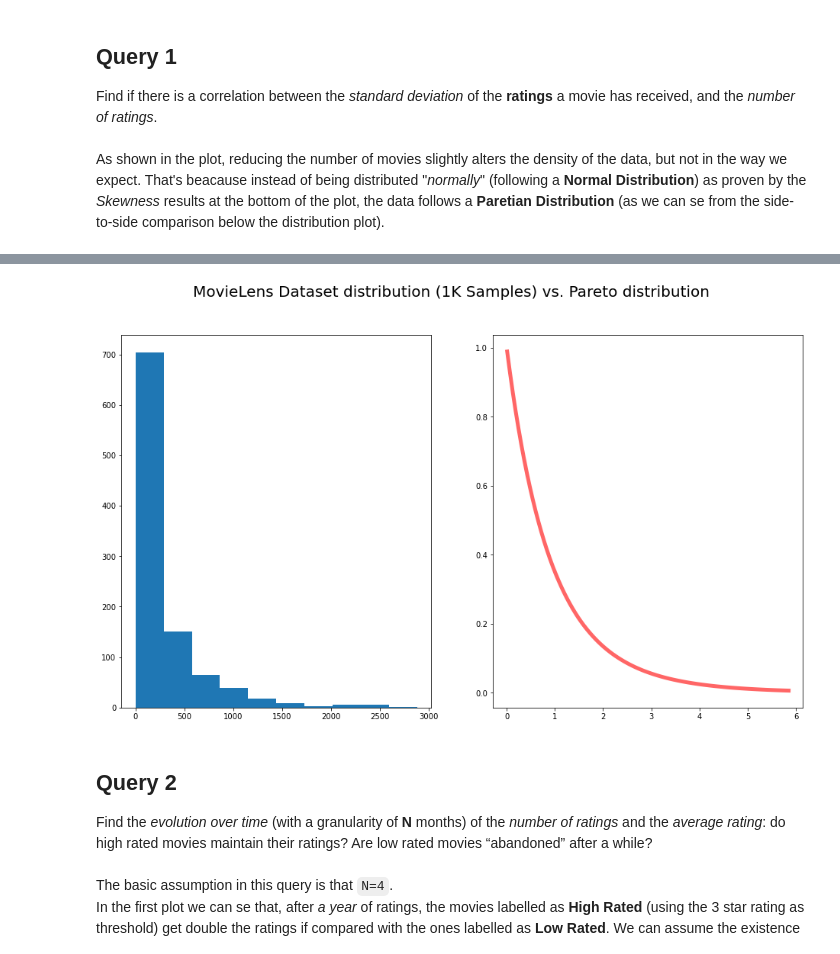
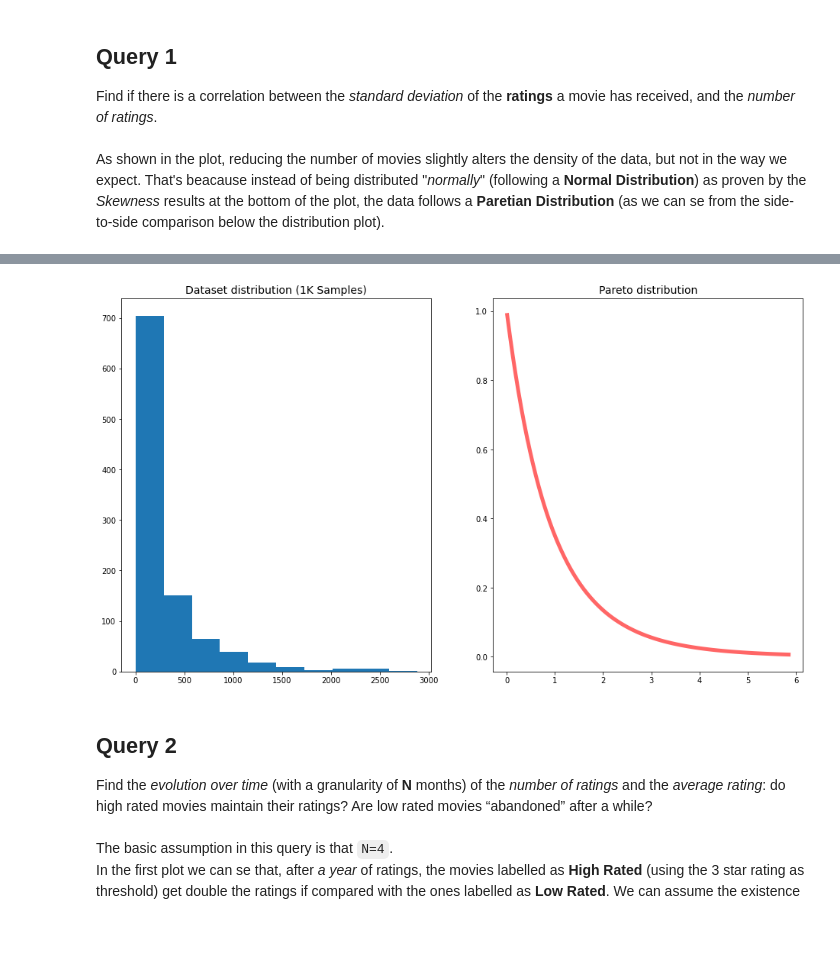
Before and after one commit to zetaemme/movielens_analysis, a Jupyter notebook: movielens.ipynb, the cells around one changed output, grey strips where cells are left out. Drawn from its saved outputs; the diff is of its cells as text; code cells hidden in the pictures; blank space fills up the shorter version.

```diff
--- a/movielens.ipynb
+++ b/movielens.ipynb
@@ -372,26 +371,24 @@ Skewness 100 samples: [1.04995273e-12]
 # %%
 import numpy as np
 from scipy.stats import genpareto
 
 fig, (ax1, ax2) = plt.subplots(1, 2, figsize=(16, 9))
-
-fig.title(
-    "MovieLens Dataset distribution (1K Samples) vs. Pareto distribution",
-    fontsize=20
-)
 
 ax1.hist(one_K_samples)
 
 c = 0.1
 
 mean, var, skew, kurt = genpareto.stats(c, moments='mvsk')
 x = np.linspace(genpareto.ppf(0.01, c), genpareto.ppf(0.99, c), 100)
 
 ax2.plot(x, genpareto.pdf(x, c), 'r-', lw=5, alpha=0.6, label='genpareto pdf')
 
+ax1.set_title("Dataset distribution (1K Samples)", fontsize=14)
+ax2.set_title("Pareto distribution", fontsize=14)
+
 plt.show()
 # %% [output]
-[figure, old version]
+[figure, new version]
 # %% [markdown]
 ## Query 2
 Find the *evolution over time* (with a granularity of **N** months) of the *number of ratings* and the *average rating*: do high rated movies maintain their ratings? Are low rated movies “abandoned” after a while?<br><br>
```
Also changed, not shown: parts of 13 cells of this notebook, 3 other files.
